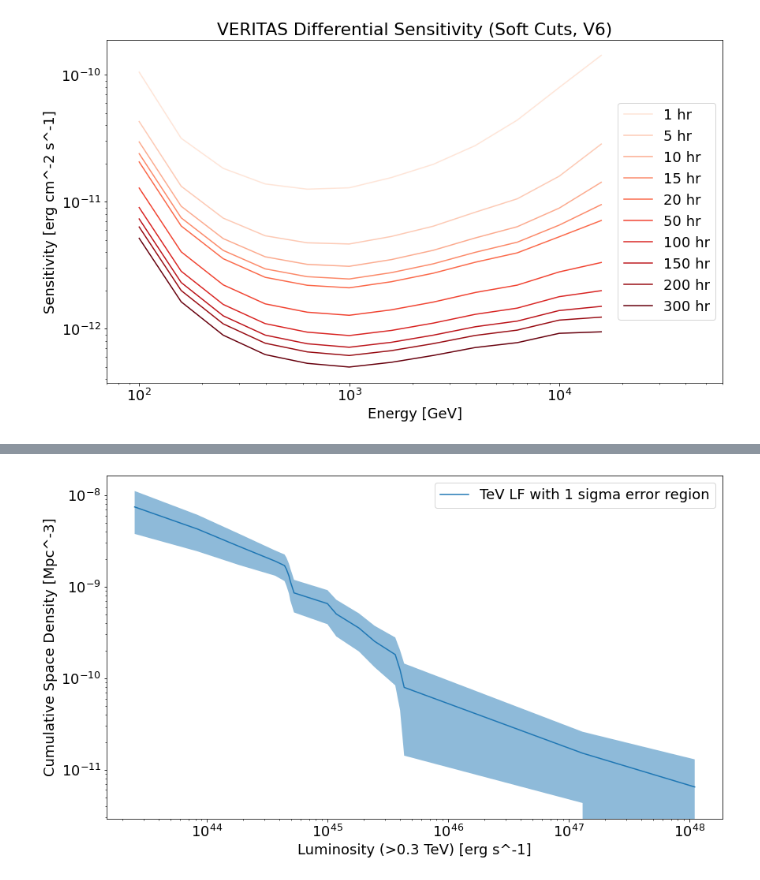
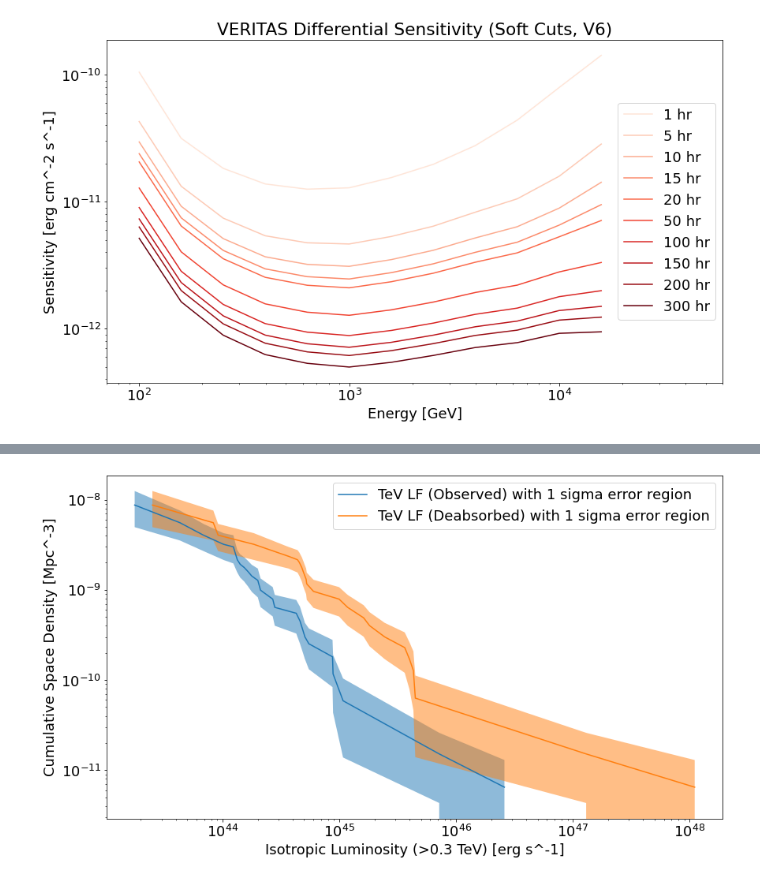
Before and after one commit to aribrill/lf-simulation, a Jupyter notebook: LF_calculation.ipynb, the cells around one changed output, grey strips where cells are left out. Saved outputs shown, nothing was run; the diff lists cells and outputs as text; code cells hidden in the pictures.

```diff
--- a/LF_calculation.ipynb
+++ b/LF_calculation.ipynb
@@ -503,12 +534,19 @@ def luminosity_function(luminosities, densities, density_variances, energy_thres
     plt.fill_between(sorted_luminosities, cum_densities - cum_density_errs, cum_densities + cum_density_errs,
                      alpha=0.5)
     plt.xscale('log')
-    plt.xlabel("Luminosity (>{} TeV) [erg s^-1]".format(energy_threshold.to_value(u.TeV)))
+    plt.xlabel("Isotropic Luminosity (>{} TeV) [erg s^-1]".format(energy_threshold.to_value(u.TeV)))
     plt.yscale('log')
     plt.ylabel("Cumulative Space Density [Mpc^-3]")
     plt.legend()
-
-luminosity_function(dists['tev_luminosity'].arr, dists['1/V_max'].arr, dists['1/V_max_var'].arr,
-                    label="TeV LF with 1 sigma error region")
-# %% [output]
-[figure, removed]
+# %%
+# Plot both the LF based on the observed luminosities (good for comparison to the EGRB)
+# and based on the deabsorbed luminosities, which are the luminosities at the source
+# (good for comparison to neutrino emission and calculating pair cascades)
+
+luminosity_function(dists['tev_obs_luminosity'].arr[detected], dists['1/V_max'].arr, dists['1/V_max_var'].arr,
+                    label="TeV LF (Observed) with 1 sigma error region")
+
+luminosity_function(dists['tev_deabs_luminosity'].arr[detected], dists['1/V_max'].arr, dists['1/V_max_var'].arr,
+                    label="TeV LF (Deabsorbed) with 1 sigma error region")
+# %% [output]
+[figure, added]
```
Also changed, not shown: parts of 7 cells of this notebook, 1 other file.
